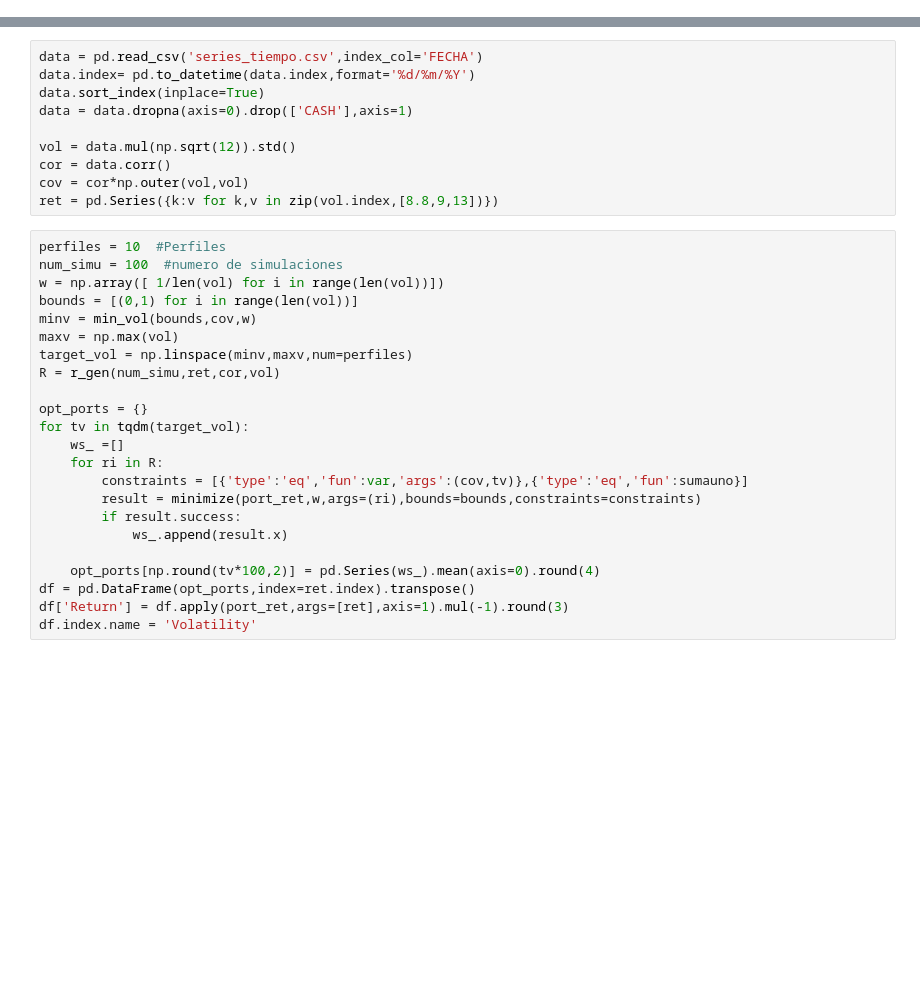
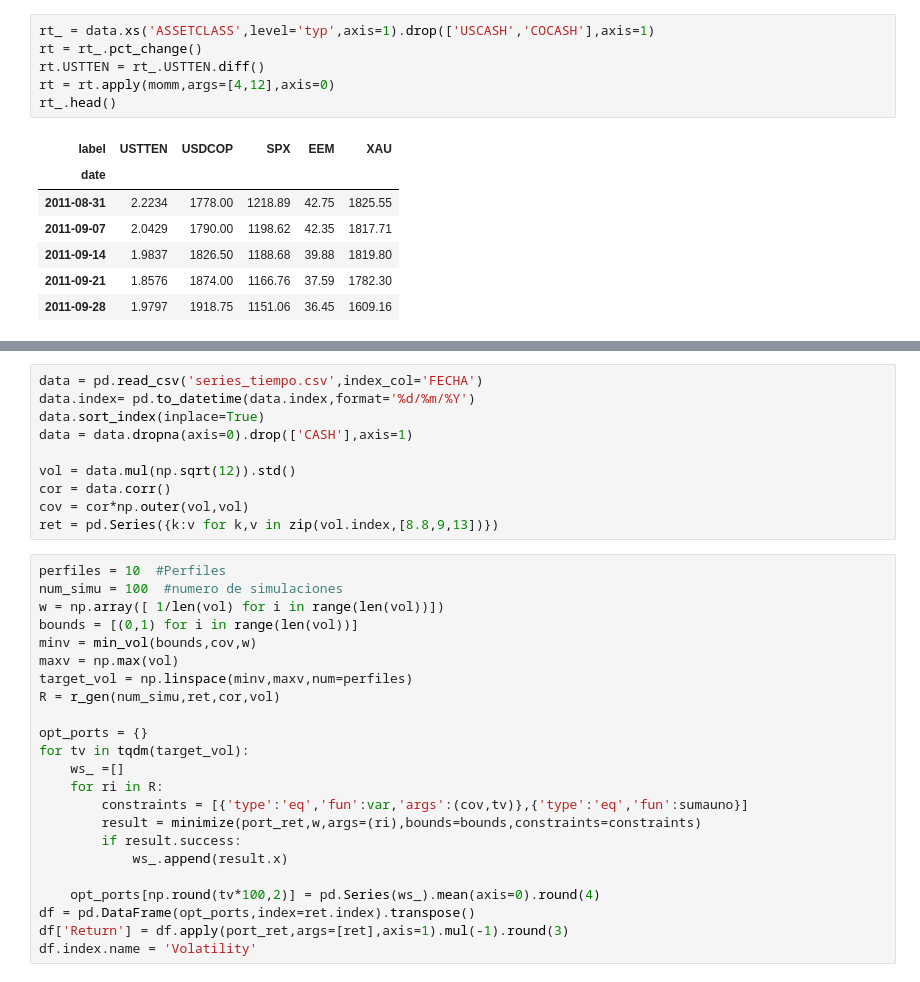
Before and after one commit to pablism/portoptim, a Jupyter notebook: optim.ipynb, the cells around one changed output, grey strips where cells are left out. Cells and saved outputs as stored; diff of their text form; blank space fills up the shorter version.

```diff
--- a/optim.ipynb
+++ b/optim.ipynb
@@ -16,0 +50,14 @@ from funciones_optim import port_ret,sumauno,var,r_gen,min_vol
+# %%
+rt_ = data.xs('ASSETCLASS',level='typ',axis=1).drop(['USCASH','COCASH'],axis=1)
+rt = rt_.pct_change()
+rt.USTTEN = rt_.USTTEN.diff()
+rt = rt.apply(momm,args=[4,12],axis=0)
+rt_.head()
+# %% [output]
+| label | USTTEN | USDCOP | SPX | EEM | XAU |
+| date |  |  |  |  |  |
+| 2011-08-31 | 2.2234 | 1778.00 | 1218.89 | 42.75 | 1825.55 |
+| 2011-09-07 | 2.0429 | 1790.00 | 1198.62 | 42.35 | 1817.71 |
+| 2011-09-14 | 1.9837 | 1826.50 | 1188.68 | 39.88 | 1819.80 |
+| 2011-09-21 | 1.8576 | 1874.00 | 1166.76 | 37.59 | 1782.30 |
+| 2011-09-28 | 1.9797 | 1918.75 | 1151.06 | 36.45 | 1609.16 |
```
Also changed, not shown: parts of 6 cells of this notebook, 6 other files.
